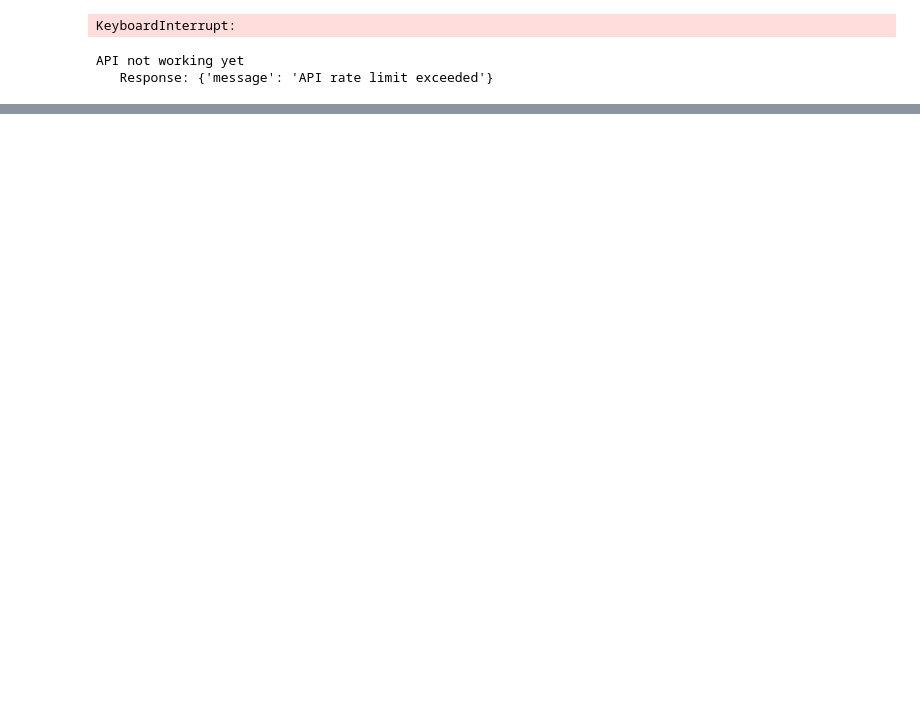
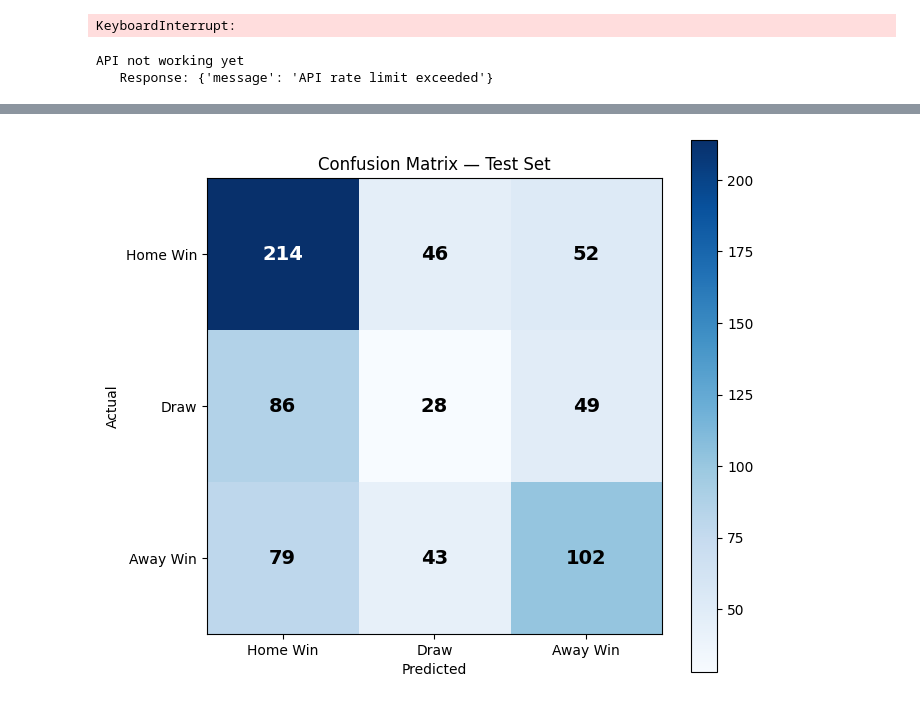
Before and after one commit to angelomouawad/advanced-ai-match-prediction, a Jupyter notebook: Src/match_results.ipynb, the cells around one changed output, grey strips where cells are left out. Cells and saved outputs as stored; diff of their text form; code cells hidden in the pictures; blank space fills up the shorter version.

```diff
--- a/Src/match_results.ipynb
+++ b/Src/match_results.ipynb
@@ -747,0 +929,32 @@ predict_match("Arsenal", "Man City")
+# %%
+import matplotlib.pyplot as plt
+import numpy as np
+from sklearn.metrics import confusion_matrix
+
+cm = confusion_matrix(all_labels, all_preds)
+fig, ax = plt.subplots(figsize=(7, 6))
+im = ax.imshow(cm, interpolation="nearest", cmap="Blues")
+plt.colorbar(im)
+
+classes = ["Home Win", "Draw", "Away Win"]
+ax.set_xticks(range(3))
+ax.set_yticks(range(3))
+ax.set_xticklabels(classes)
+ax.set_yticklabels(classes)
+ax.set_xlabel("Predicted")
+ax.set_ylabel("Actual")
+ax.set_title("Confusion Matrix, Test Set")
+
+# Add numbers inside cells
+for i in range(3):
+    for j in range(3):
+        ax.text(j, i, str(cm[i, j]),
+                ha="center", va="center",
+                color="white" if cm[i, j] > cm.max()/2 else "black",
+                fontsize=14, fontweight="bold")
+
+plt.tight_layout()
+plt.savefig("../Data/confusion_matrix.png", dpi=150, bbox_inches="tight")
+plt.show()
+# %% [output]
+[figure, added]
```
Also changed, not shown: parts of 15 cells of this notebook, 13 other files.
